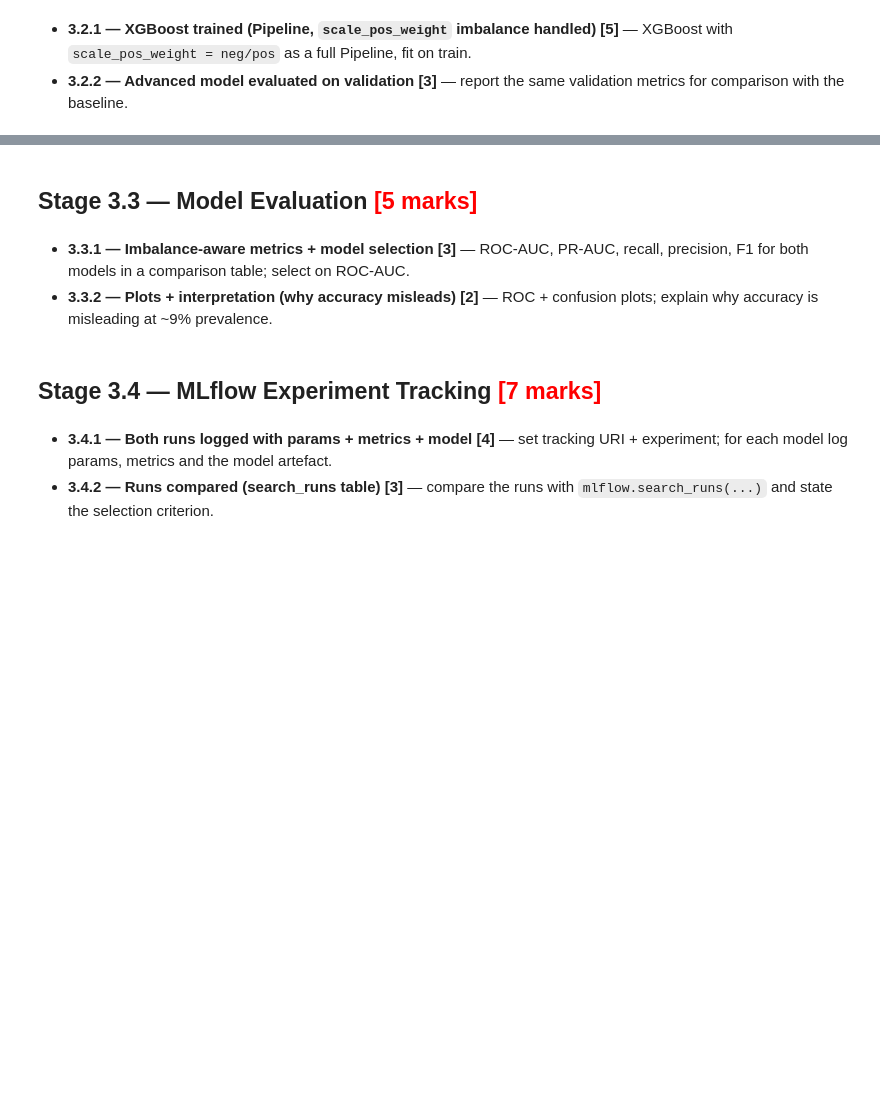
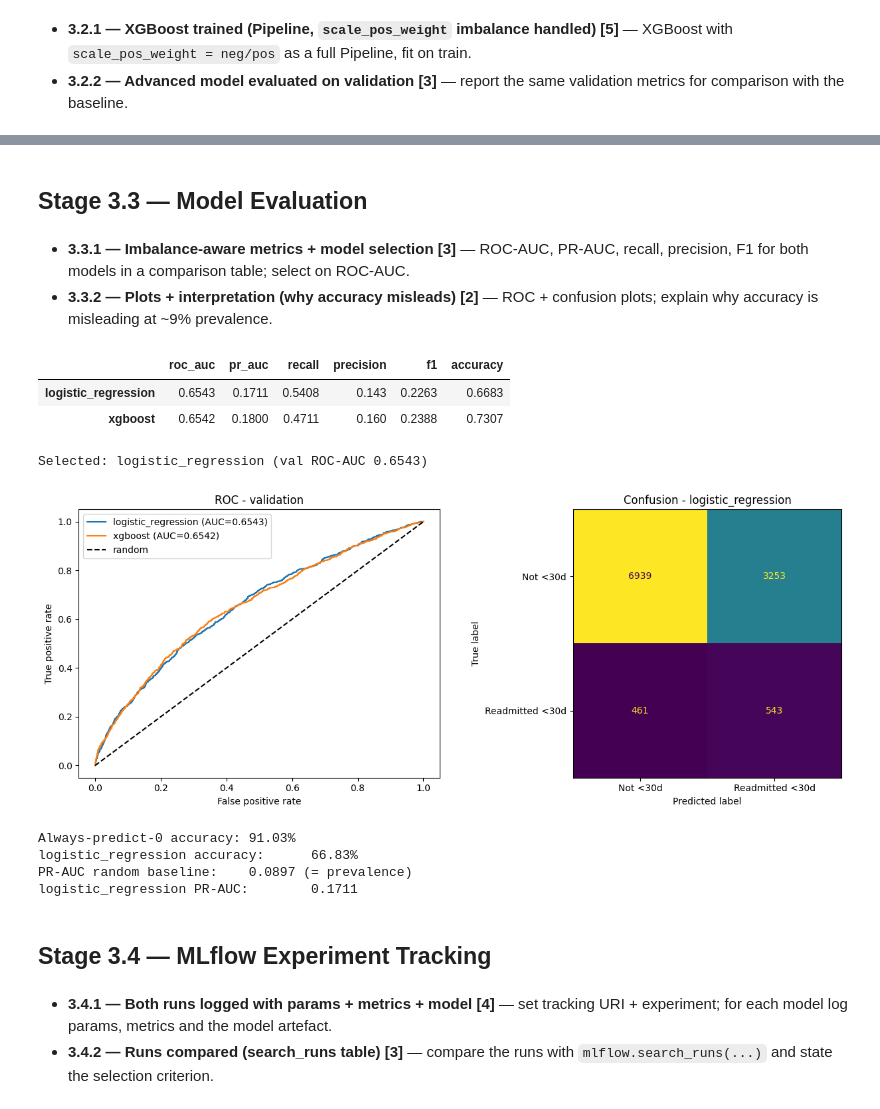
Before and after one commit to junghoona/hospital-readmission-prediction, a Jupyter notebook: Model_Development_and_Tracking.ipynb, the cells around one changed output, grey strips where cells are left out. Saved outputs shown, nothing was run; the diff lists cells and outputs as text; code cells hidden in the pictures; blank space fills up the shorter version.

Commit message:
added Stage 3 - Model Development and Tracking implementation

```diff
--- a/Model_Development_and_Tracking.ipynb
+++ b/Model_Development_and_Tracking.ipynb
@@ -25,5 +65,24 @@ import mlflow, config as cfg
 - **3.2.1 — XGBoost trained (Pipeline, `scale_pos_weight` imbalance handled) [5]** — XGBoost with `scale_pos_weight = neg/pos` as a full Pipeline, fit on train.
 - **3.2.2 — Advanced model evaluated on validation [3]** — report the same validation metrics for comparison with the baseline.
 # %%
+from xgboost import XGBClassifier
+
 # TODO 3.2.1: build & fit the XGBoost Pipeline (scale_pos_weight = neg/pos).
+# imbalance ratio from TRAIN ONLY (val/test must stay unseen)
+neg, pos = int((y_train == 0).sum()), int((y_train == 1).sum())
+scale_pos_weight = neg / pos
+print(f"neg={neg:,} pos={pos:,} -> scale_pos_weight={scale_pos_weight:.2f}")
+
+xgb = Pipeline([
+    ("prep", dp.build_preprocessor(numeric, categorical)),  # fresh instance!
+    ("clf", XGBClassifier(scale_pos_weight=scale_pos_weight, **cfg.XGB_PARAMS)),
+])
+xgb.fit(X_train, y_train)
+
 # TODO 3.2.2: evaluate it on the validation split and print the metrics.
+# same metrics for a like-for-like comparison
+val_prob_xgb = xgb.predict_proba(X_val)[:, 1]
+xgb_metrics = compute_metrics(y_val, val_prob_xgb)
+print("\nXGBoost - validation:")
+for k, v in xgb_metrics.items():
+    print(f"  {k:10s} {v}")
@@ -30,13 +99,59 @@ import mlflow, config as cfg
 # %% [markdown]
-## Stage 3.3 — Model Evaluation <font color="red">[5 marks]</font>
+## Stage 3.3 — Model Evaluation
 # %% [markdown]
 - **3.3.1 — Imbalance-aware metrics + model selection [3]** — ROC-AUC, PR-AUC, recall, precision, F1 for both models in a comparison table; select on ROC-AUC.
 - **3.3.2 — Plots + interpretation (why accuracy misleads) [2]** — ROC + confusion plots; explain why accuracy is misleading at ~9% prevalence.
 # %%
-# TODO 3.3.1: build the metric comparison table and select the best model on ROC-AUC.
-# TODO 3.3.2: plot ROC + confusion for the best model; add a written interpretation.
+from sklearn.metrics import roc_curve, ConfusionMatrixDisplay
+
+# 3.3.1 - build the metric comparison table and select the best model on ROC-AUC
+comparison = pd.DataFrame({
+    "logistic_regression": lr_metrics,
+    "xgboost": xgb_metrics,
+}).T[["roc_auc", "pr_auc", "recall", "precision", "f1", "accuracy"]]
+display(comparison)
+
+best_name = comparison["roc_auc"].idxmax()
+best_model = {"logistic_regression": logreg, "xgboost": xgb}[best_name]
+best_prob = {"logistic_regression": val_prob_lr, "xgboost": val_prob_xgb}[best_name]
+print(f"Selected: {best_name} (val ROC-AUC {comparison.loc[best_name, 'roc_auc']})")
+
+# 3.3.2: plot ROC + confusion for the best model; add a written interpretation.
+fig, axes = plt.subplots(1, 2, figsize=(13, 5))
+for name, prob in [("logistic_regression", val_prob_lr), ("xgboost", val_prob_xgb)]:
+    fpr, tpr, _ = roc_curve(y_val, prob)
+    axes[0].plot(fpr, tpr, label=f"{name} (AUC={comparison.loc[name, 'roc_auc']})")
+axes[0].plot([0, 1], [0, 1], "k--", label="random")
+axes[0].set_xlabel("False positive rate")
+axes[0].set_ylabel("True positive rate")
+axes[0].set_title("ROC - validation")
+axes[0].legend()
+
+ConfusionMatrixDisplay.from_predictions(
+    y_val, (best_prob >= 0.5).astype(int),
+    display_labels=["Not <30d", "Readmitted <30d"], ax=axes[1], colorbar=False)
+axes[1].set_title(f"Confusion - {best_name}")
+plt.tight_layout()
+plt.show()
+
+# the "accuracy is misleading" proof
+majority_acc = 1 - y_val.mean()
+print(f"\nAlways-predict-0 accuracy: {majority_acc:.2%}")
+print(f"{best_name} accuracy:      {comparison.loc[best_name, 'accuracy']:.2%}")
+print(f"PR-AUC random baseline:    {y_val.mean():.4f} (= prevalence)")
+print(f"{best_name} PR-AUC:        {comparison.loc[best_name,'pr_auc']}")
+# %% [output]
+|  | roc_auc | pr_auc | recall | precision | f1 | accuracy |
+| logistic_regression | 0.6543 | 0.1711 | 0.5408 | 0.143 | 0.2263 | 0.6683 |
+| xgboost | 0.6542 | 0.1800 | 0.4711 | 0.160 | 0.2388 | 0.7307 |
+Selected: logistic_regression (val ROC-AUC 0.6543)
+[figure, added]
+Always-predict-0 accuracy: 91.03%
+logistic_regression accuracy:      66.83%
+PR-AUC random baseline:    0.0897 (= prevalence)
+logistic_regression PR-AUC:        0.1711
 # %% [markdown]
-## Stage 3.4 — MLflow Experiment Tracking <font color="red">[7 marks]</font>
+## Stage 3.4 — MLflow Experiment Tracking
 # %% [markdown]
 - **3.4.1 — Both runs logged with params + metrics + model [4]** — set tracking URI + experiment; for each model log params, metrics and the model artefact.
 - **3.4.2 — Runs compared (search_runs table) [3]** — compare the runs with `mlflow.search_runs(...)` and state the selection criterion.
```
Also changed, not shown: parts of 9 cells of this notebook, 22 other files.
